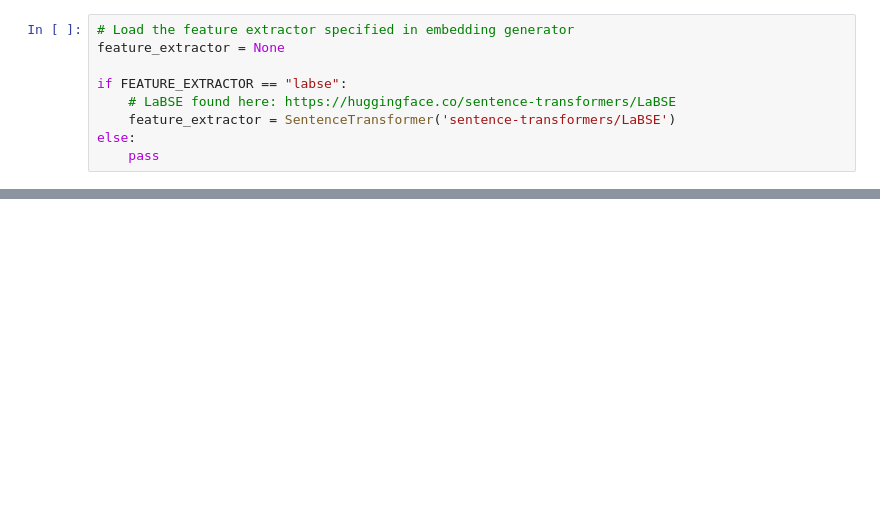
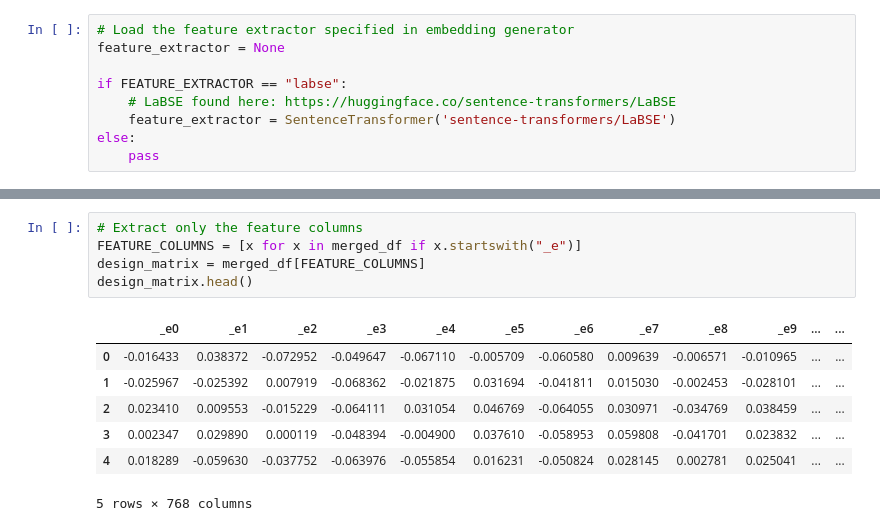
Before and after one commit to TheRealAnonymous008/MachineLearning, a Jupyter notebook: preprocessing.ipynb, the cells around one changed output, grey strips where cells are left out. Drawn from its saved outputs; the diff is of its cells as text; blank space fills up the shorter version.

```diff
--- a/preprocessing.ipynb
+++ b/preprocessing.ipynb
@@ -51,0 +78,13 @@ new_df.to_csv(NEW_FILE_PATH + ".csv", index=False)
+# %%
+# Extract only the feature columns
+FEATURE_COLUMNS = [x for x in merged_df if x.startswith("_e")]
+design_matrix = merged_df[FEATURE_COLUMNS]
+design_matrix.head()
+# %% [output]
+|  | _e0 | _e1 | _e2 | _e3 | _e4 | _e5 | _e6 | _e7 | _e8 | _e9 | ... | ... |
+| 0 | -0.016433 | 0.038372 | -0.072952 | -0.049647 | -0.067110 | -0.005709 | -0.060580 | 0.009639 | -0.006571 | -0.010965 | ... | ... |
+| 1 | -0.025967 | -0.025392 | 0.007919 | -0.068362 | -0.021875 | 0.031694 | -0.041811 | 0.015030 | -0.002453 | -0.028101 | ... | ... |
+| 2 | 0.023410 | 0.009553 | -0.015229 | -0.064111 | 0.031054 | 0.046769 | -0.064055 | 0.030971 | -0.034769 | 0.038459 | ... | ... |
+| 3 | 0.002347 | 0.029890 | 0.000119 | -0.048394 | -0.004900 | 0.037610 | -0.058953 | 0.059808 | -0.041701 | 0.023832 | ... | ... |
+| 4 | 0.018289 | -0.059630 | -0.037752 | -0.063976 | -0.055854 | 0.016231 | -0.050824 | 0.028145 | 0.002781 | 0.025041 | ... | ... |
+5 rows × 768 columns
```
Also changed, not shown: parts of 14 cells of this notebook.
